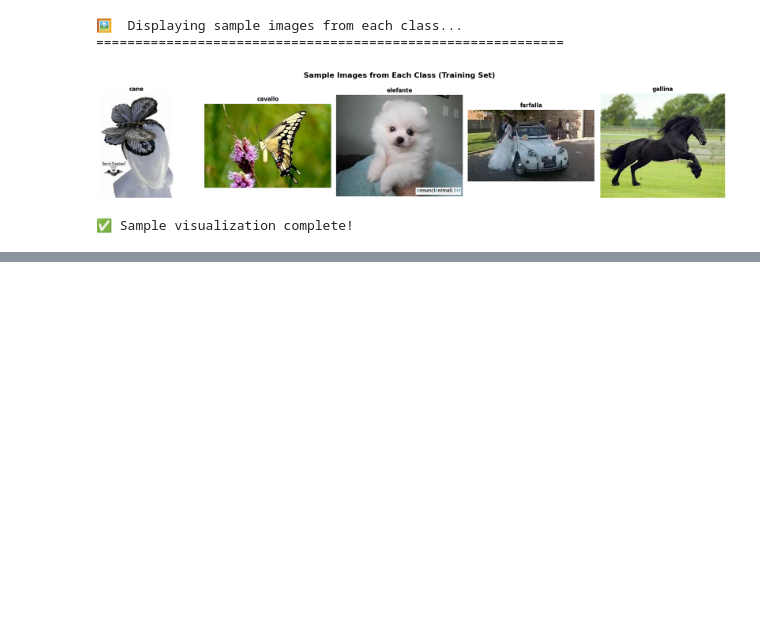
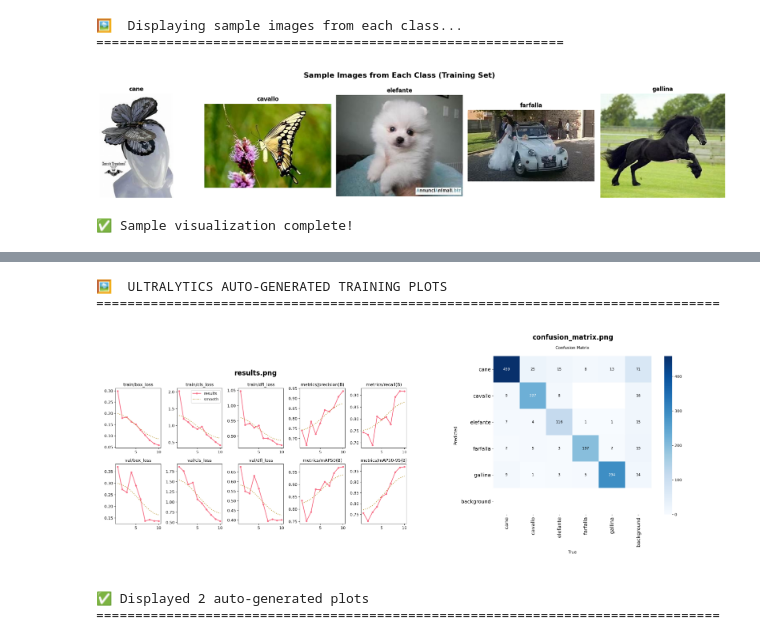
Before and after one commit to Punvireakroth/animal-detection, a Jupyter notebook: Animal_Detection.ipynb, the cells around one changed output, grey strips where cells are left out. Drawn from its saved outputs; the diff is of its cells as text; code cells hidden in the pictures; blank space fills up the shorter version.

```diff
--- a/Animal_Detection.ipynb
+++ b/Animal_Detection.ipynb
@@ -588,0 +965,64 @@ print("✅ Sample visualization complete!")
+# %%
+# Display Auto-generated Training Plots
+print("\n🖼️  ULTRALYTICS AUTO-GENERATED TRAINING PLOTS")
+print("=" * 80)
+
+try:
+    results_dir = Path('runs/detect/animal_detection')
+
+    # List of plot files generated by Ultralytics
+    plot_files = [
+        'results.png',
+        'confusion_matrix.png',
+        'F1_curve.png',
+        'P_curve.png',
+        'R_curve.png',
+        'PR_curve.png'
+    ]
+
+    available_plots = []
+    for plot_file in plot_files:
+        plot_path = results_dir / plot_file
+        if plot_path.exists():
+            available_plots.append(plot_path)
+
+    if available_plots:
+        # Display plots in a grid
+        n_plots = len(available_plots)
+        n_cols = 2
+        n_rows = (n_plots + 1) // 2
+
+        fig, axes = plt.subplots(n_rows, n_cols, figsize=(16, 6 * n_rows))
+        if n_plots == 1:
+            axes = [axes]
+        else:
+            axes = axes.flatten()
+
+        for idx, plot_path in enumerate(available_plots):
+            img = plt.imread(plot_path)
+            axes[idx].imshow(img)
+            axes[idx].set_title(plot_path.name, fontweight='bold', fontsize=12)
+            axes[idx].axis('off')
+
+        # Hide unused subplots
+        for idx in range(len(available_plots), len(axes)):
+            axes[idx].axis('off')
+
+        plt.tight_layout()
+        plt.show()
+
+        print(f"✅ Displayed {len(available_plots)} auto-generated plots")
+        print("=" * 80)
+    else:
+        print("⚠️  No auto-generated plots found")
+        print("=" * 80)
+
+except Exception as e:
+    print(f"❌ Error displaying plots: {e}")
+    print("=" * 80)
+# %% [output]
+🖼️  ULTRALYTICS AUTO-GENERATED TRAINING PLOTS
+================================================================================
+[figure, added]
+✅ Displayed 2 auto-generated plots
+================================================================================
```
Also changed, not shown: parts of 9 cells of this notebook.
